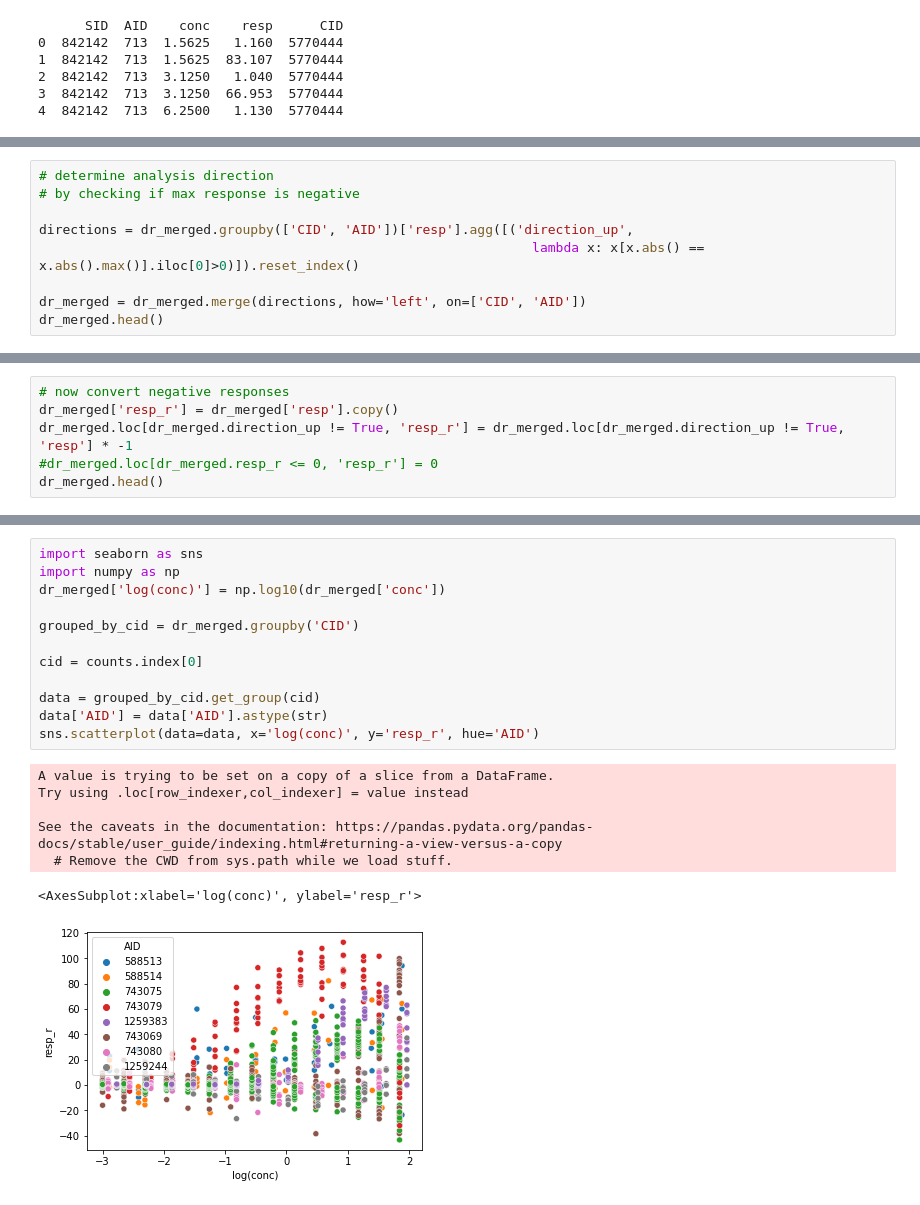
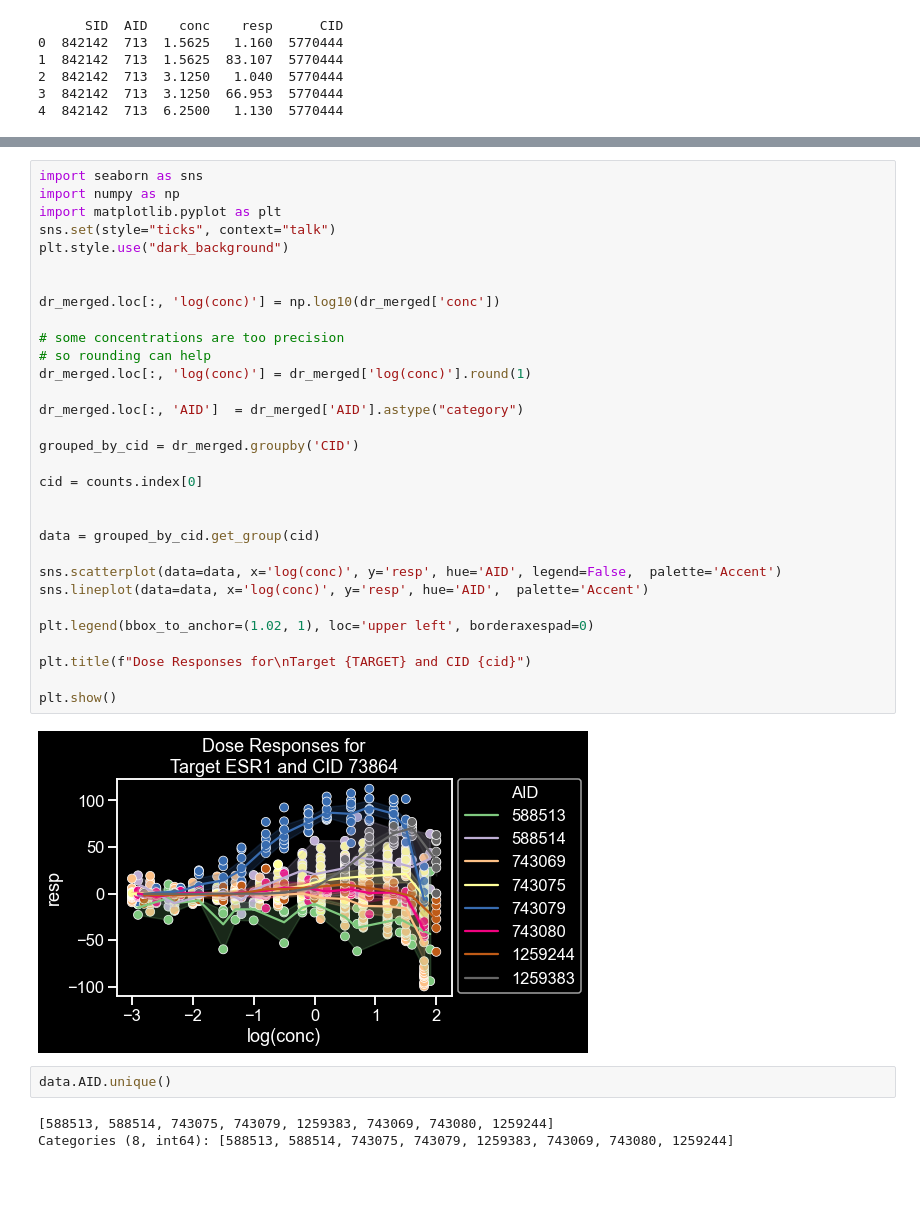
Before and after one commit to russodanielp/training_json, a Jupyter notebook: notebooks/plot_curves.ipynb, the cells around one changed output, grey strips where cells are left out. Drawn from its saved outputs; the diff is of its cells as text; blank space fills up the shorter version.

Commit message:
curveP notebook working :man shrugging:

```diff
--- a/notebooks/plot_curves.ipynb
+++ b/notebooks/plot_curves.ipynb
@@ -112,9 +112,0 @@ counts = (
-# %%
-# determine analysis direction
-# by checking if max response is negative
-
-directions = dr_merged.groupby(['CID', 'AID'])['resp'].agg([('direction_up',
-                                                               lambda x: x[x.abs() == x.abs().max()].iloc[0]>0)]).reset_index()
-
-dr_merged = dr_merged.merge(directions, how='left', on=['CID', 'AID'])
-dr_merged.head()
@@ -128,6 +112,0 @@ dr_merged.head()
-# %%
-# now convert negative responses
-dr_merged['resp_r'] = dr_merged['resp'].copy()
-dr_merged.loc[dr_merged.direction_up != True, 'resp_r'] = dr_merged.loc[dr_merged.direction_up != True, 'resp'] * -1
-#dr_merged.loc[dr_merged.resp_r <= 0, 'resp_r'] = 0
-dr_merged.head()
@@ -141,21 +113,39 @@ dr_merged.head()
 # %%
 import seaborn as sns
 import numpy as np
-dr_merged['log(conc)'] = np.log10(dr_merged['conc'])
+import matplotlib.pyplot as plt
+sns.set(style="ticks", context="talk")
+plt.style.use("dark_background")
+
+
+dr_merged.loc[:, 'log(conc)'] = np.log10(dr_merged['conc'])
+
+# some concentrations are too precision
+# so rounding can help
+dr_merged.loc[:, 'log(conc)'] = dr_merged['log(conc)'].round(1)
+
+dr_merged.loc[:, 'AID']  = dr_merged['AID'].astype("category")
 
 grouped_by_cid = dr_merged.groupby('CID')
 
 cid = counts.index[0]
 
+
 data = grouped_by_cid.get_group(cid)
-data['AID'] = data['AID'].astype(str)
-sns.scatterplot(data=data, x='log(conc)', y='resp_r', hue='AID')
+
+sns.scatterplot(data=data, x='log(conc)', y='resp', hue='AID', legend=False,  palette='Accent')
+sns.lineplot(data=data, x='log(conc)', y='resp', hue='AID',  palette='Accent')
+
+plt.legend(bbox_to_anchor=(1.02, 1), loc='upper left', borderaxespad=0)
+
+plt.title(f"Dose Responses for\nTarget {TARGET} and CID {cid}")
+
+plt.show()
 # %% [output]
-A value is trying to be set on a copy of a slice from a DataFrame.
-Try using .loc[row_indexer,col_indexer] = value instead
-
-See the caveats in the documentation: https://pandas.pydata.org/pandas-docs/stable/user_guide/indexing.html#returning-a-view-versus-a-copy
-  # Remove the CWD from sys.path while we load stuff.
-<AxesSubplot:xlabel='log(conc)', ylabel='resp_r'>
-[figure, old version]
+[figure, new version]
+# %%
+data.AID.unique()
+# %% [output]
+[588513, 588514, 743075, 743079, 1259383, 743069, 743080, 1259244]
+Categories (8, int64): [588513, 588514, 743075, 743079, 1259383, 743069, 743080, 1259244]
 # %%
```
Also changed, not shown: parts of 15 cells of this notebook, 1 other file.
